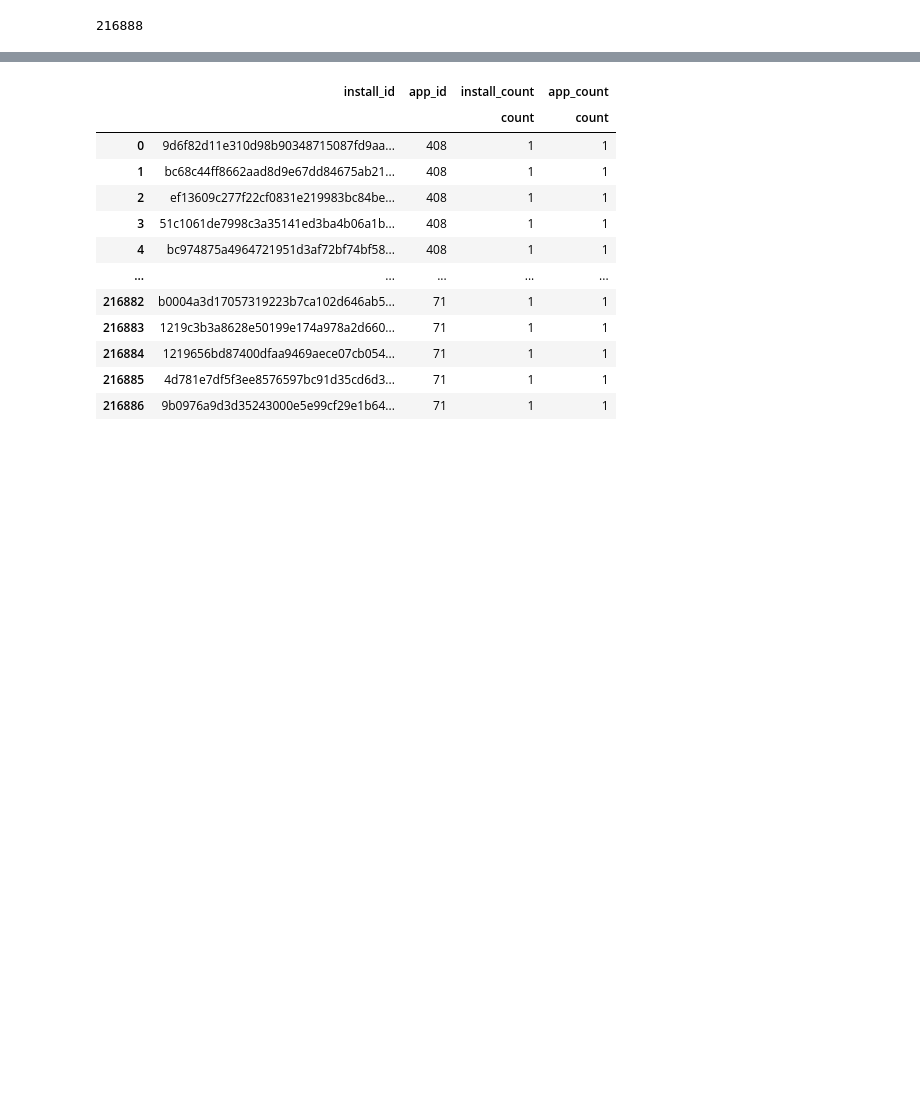
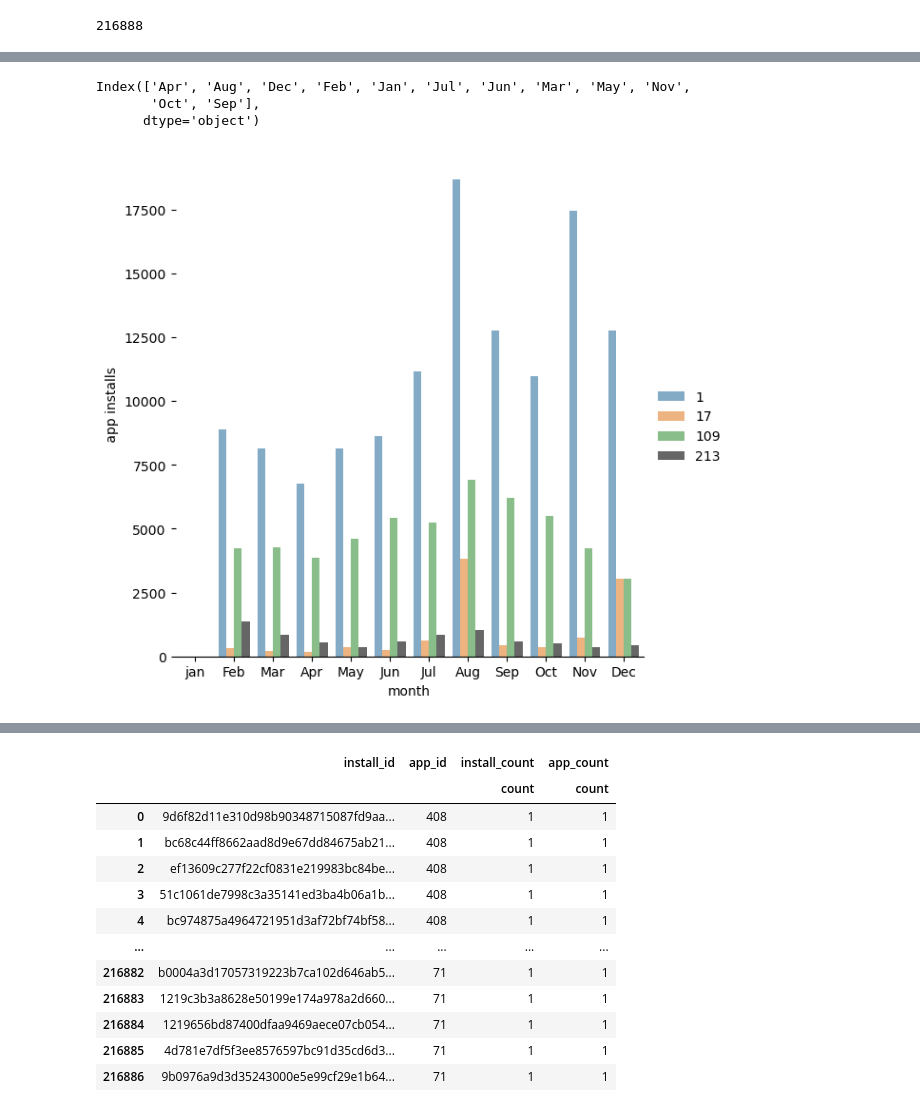
Before and after one commit to roshaan7zafar/JustDice, a Jupyter notebook: main.ipynb, the cells around one changed output, grey strips where cells are left out. Drawn from its saved outputs; the diff is of its cells as text; code cells hidden in the pictures; blank space fills up the shorter version.

```diff
--- a/main.ipynb
+++ b/main.ipynb
@@ -22,0 +35,5 @@ installs_df.head()
+# %%
+# installs_df.country_id.tolist()
+country_month_installs = installs_df.groupby(['country_id','month','month_name'])['install_id'].size()\
+                        .sort_values(ascending=True).reset_index(name='installs_per_country')
+country_month_installs.sort_values(by=['month'])
@@ -22,0 +60,17 @@ installs_df.head()
+# %%
+order_month
+# %% [output]
+Index(['Apr', 'Aug', 'Dec', 'Feb', 'Jan', 'Jul', 'Jun', 'Mar', 'May', 'Nov',
+       'Oct', 'Sep'],
+      dtype='object')
+# %%
+g = sns.catplot(
+    data=country_month_installs, kind="bar",
+    x="month_name", y="installs_per_country", hue="country_id",
+    palette=["C0", "C1", "C2", "k"], alpha=.6, height=6,order=['jan','Feb','Mar','Apr','May','Jun','Jul','Aug','Sep','Oct','Nov','Dec']
+)
+g.despine(left=True)
+g.set_axis_labels("month", " app installs")
+g.legend.set_title("")
+# %% [output]
+[figure, added]
```
Also changed, not shown: parts of 17 cells of this notebook.
